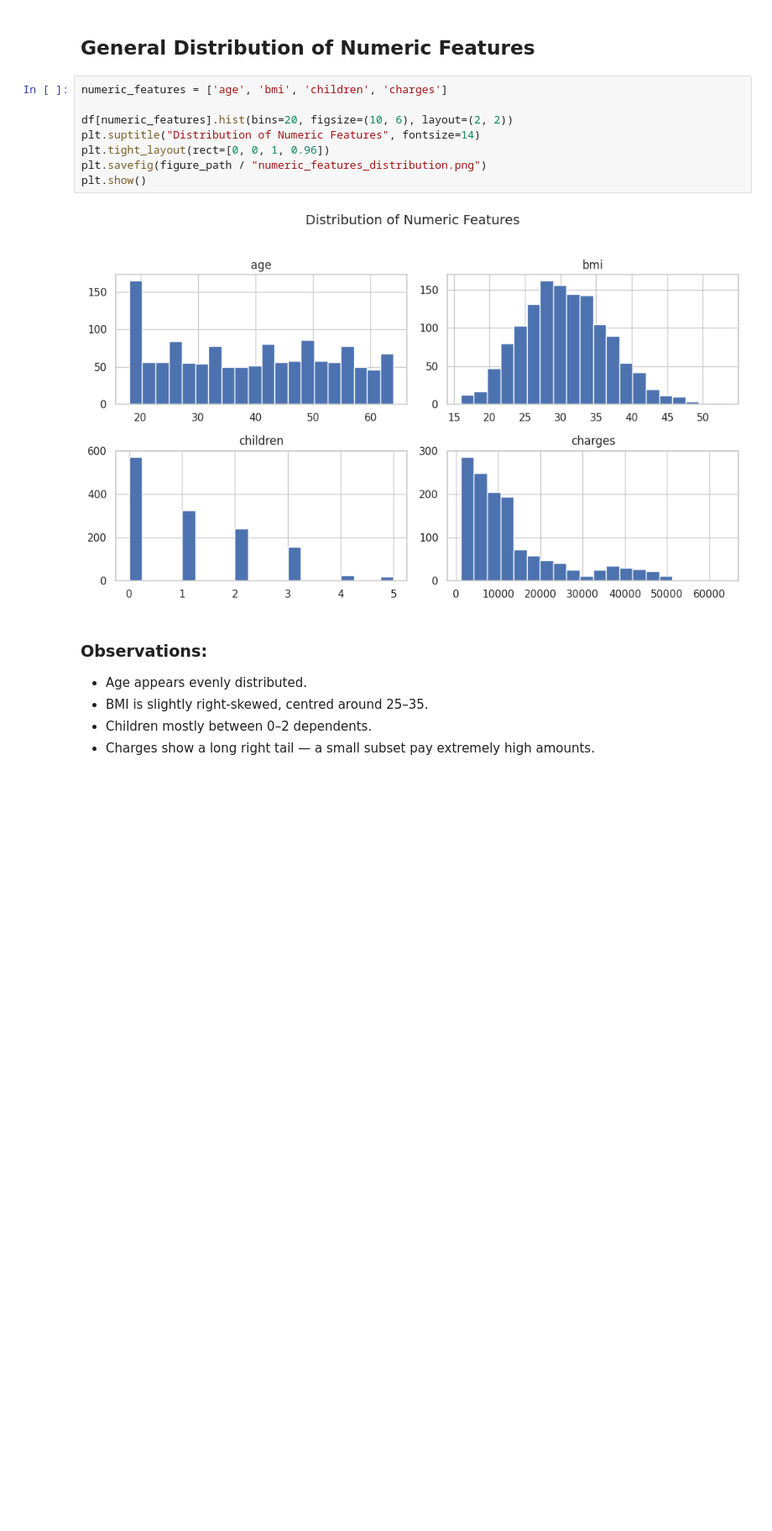
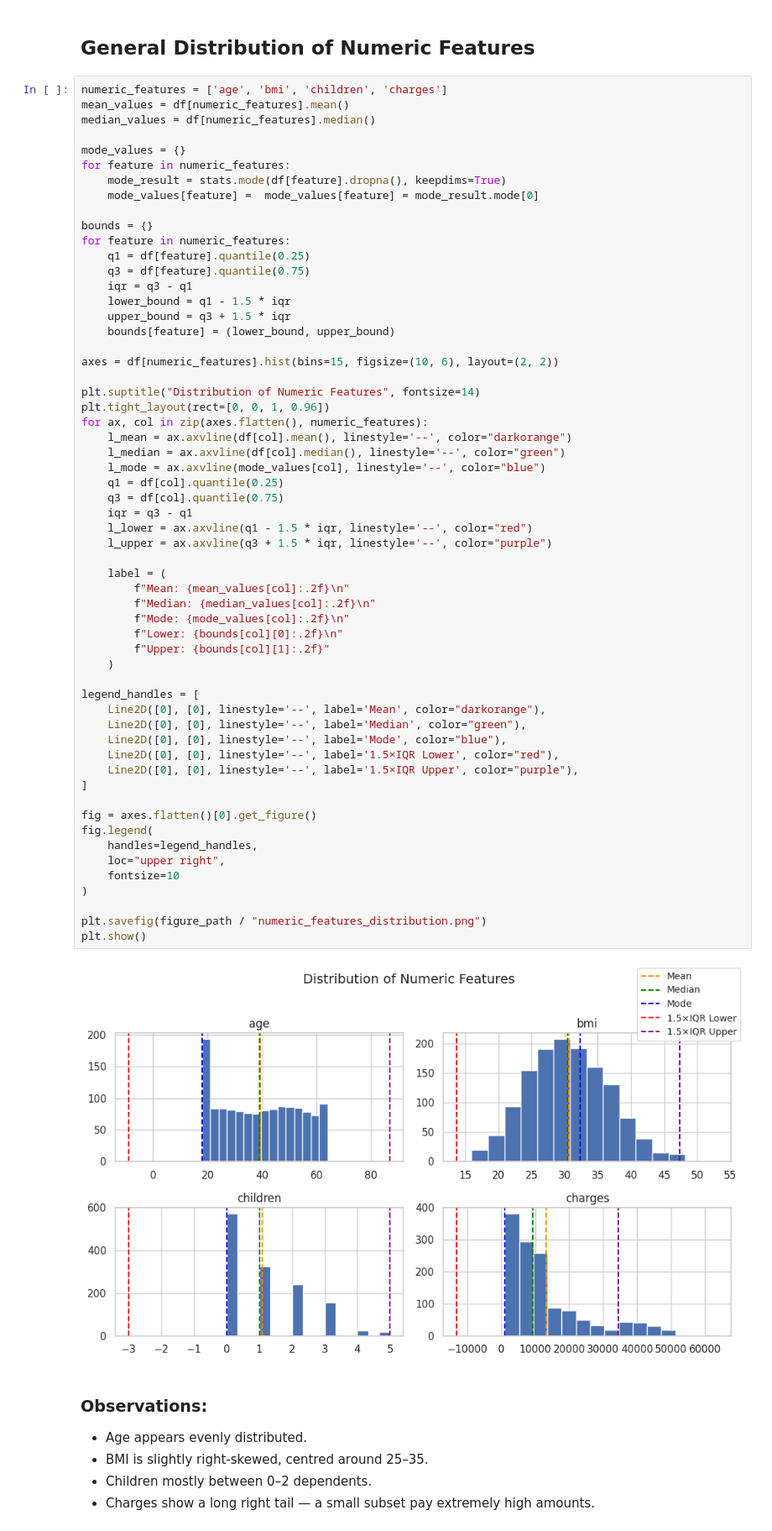
Before and after one commit to RSE1982/health-insurance-cost-analysis, a Jupyter notebook: notebooks/03_data_visualisations.ipynb, the cells around one changed output. Shown at 84% size. Drawn from its saved outputs; the diff is of its cells as text; blank space fills up the shorter version.

```diff
--- a/notebooks/03_data_visualisations.ipynb
+++ b/notebooks/03_data_visualisations.ipynb
@@ -102,14 +104,64 @@ This section imports the necessary Python libraries and loads the final dataset
 ## General Distribution of Numeric Features
 # %%
 numeric_features = ['age', 'bmi', 'children', 'charges']
+mean_values = df[numeric_features].mean()
+median_values = df[numeric_features].median()
 
-df[numeric_features].hist(bins=20, figsize=(10, 6), layout=(2, 2))
+mode_values = {}
+for feature in numeric_features:
+    mode_result = stats.mode(df[feature].dropna(), keepdims=True)
+    mode_values[feature] =  mode_values[feature] = mode_result.mode[0]
+
+bounds = {}
+for feature in numeric_features:
+    q1 = df[feature].quantile(0.25)
+    q3 = df[feature].quantile(0.75)
+    iqr = q3 - q1
+    lower_bound = q1 - 1.5 * iqr
+    upper_bound = q3 + 1.5 * iqr
+    bounds[feature] = (lower_bound, upper_bound)
+
+axes = df[numeric_features].hist(bins=15, figsize=(10, 6), layout=(2, 2))
+
 plt.suptitle("Distribution of Numeric Features", fontsize=14)
 plt.tight_layout(rect=[0, 0, 1, 0.96])
+for ax, col in zip(axes.flatten(), numeric_features):
+    l_mean = ax.axvline(df[col].mean(), linestyle='--', color="darkorange")
+    l_median = ax.axvline(df[col].median(), linestyle='--', color="green")
+    l_mode = ax.axvline(mode_values[col], linestyle='--', color="blue")
+    q1 = df[col].quantile(0.25)
+    q3 = df[col].quantile(0.75)
+    iqr = q3 - q1
+    l_lower = ax.axvline(q1 - 1.5 * iqr, linestyle='--', color="red")
+    l_upper = ax.axvline(q3 + 1.5 * iqr, linestyle='--', color="purple")
+
+    label = (
+        f"Mean: {mean_values[col]:.2f}\n"
+        f"Median: {median_values[col]:.2f}\n"
+        f"Mode: {mode_values[col]:.2f}\n"
+        f"Lower: {bounds[col][0]:.2f}\n"
+        f"Upper: {bounds[col][1]:.2f}"
+    )
+
+legend_handles = [
+    Line2D([0], [0], linestyle='--', label='Mean', color="darkorange"),
+    Line2D([0], [0], linestyle='--', label='Median', color="green"),
+    Line2D([0], [0], linestyle='--', label='Mode', color="blue"),
+    Line2D([0], [0], linestyle='--', label='1.5×IQR Lower', color="red"),
+    Line2D([0], [0], linestyle='--', label='1.5×IQR Upper', color="purple"),
+]
+
+fig = axes.flatten()[0].get_figure()
+fig.legend(
+    handles=legend_handles,
+    loc="upper right",
+    fontsize=10
+)
+
 plt.savefig(figure_path / "numeric_features_distribution.png")
 plt.show()
 # %% [output]
-[figure, old version]
+[figure, new version]
 # %% [markdown]
 ### Observations:
 - Age appears evenly distributed.
```
Also changed, not shown: parts of 1 cell of this notebook, 5 other files.
